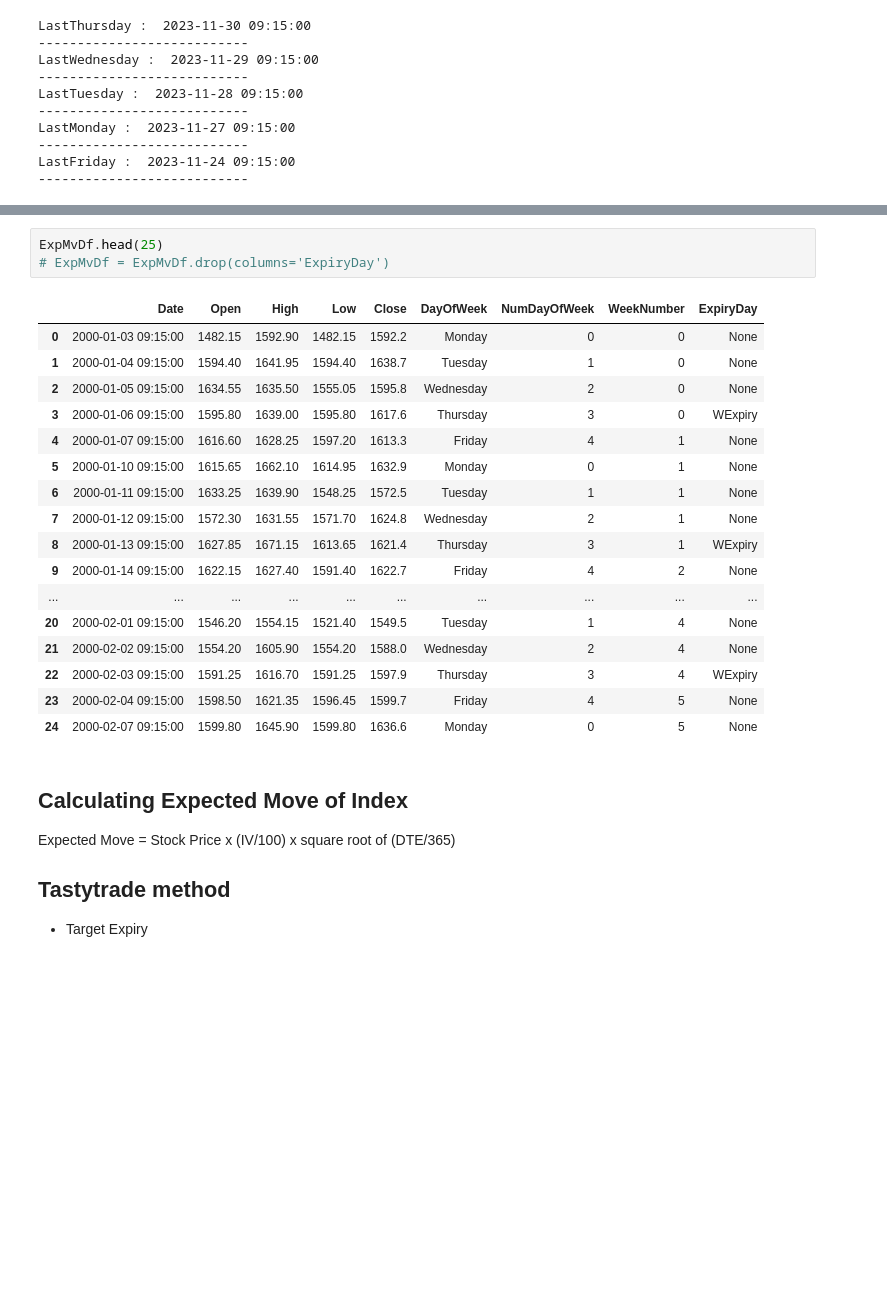
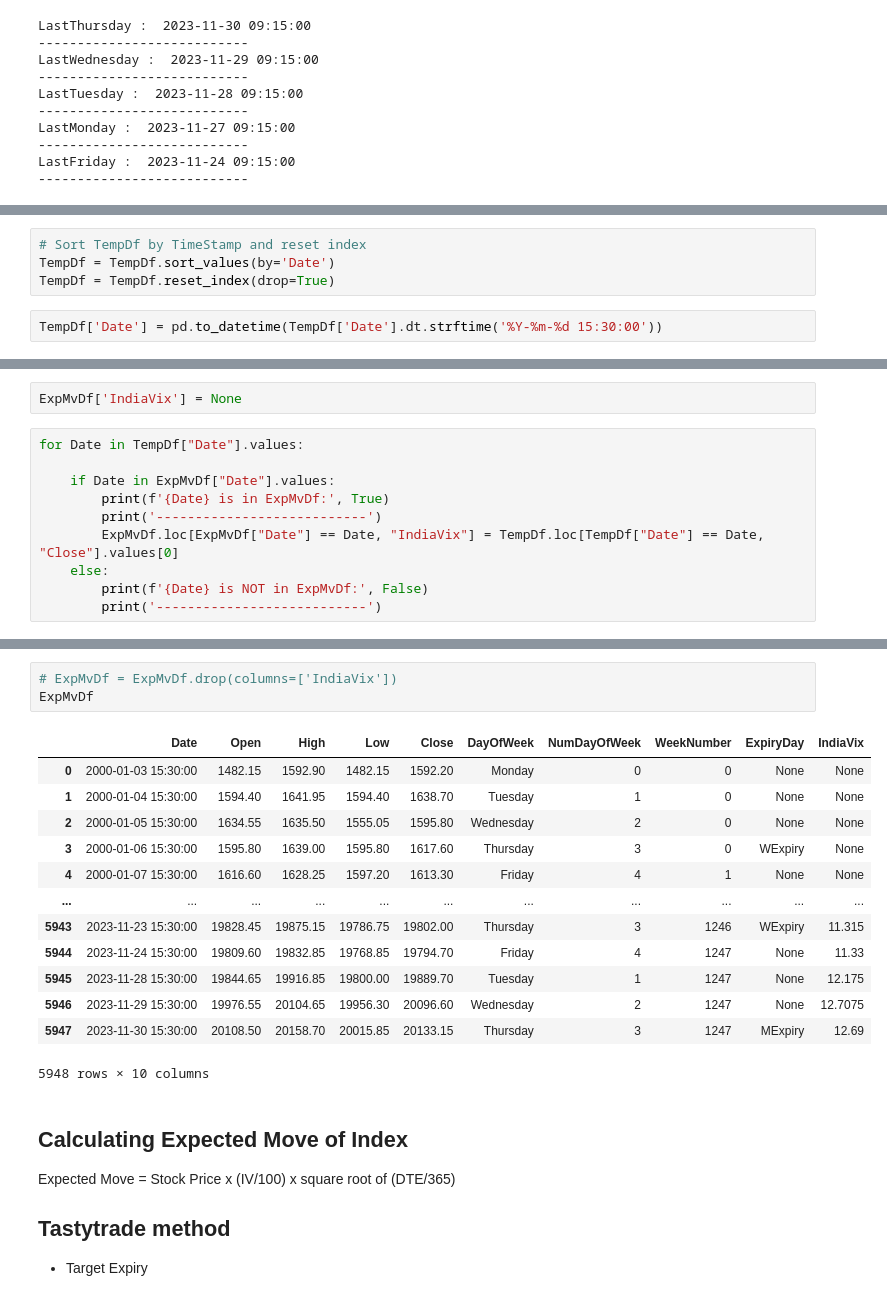
Before and after one commit to shankar58989/NiftyOptionsStrategyExperiment, a Jupyter notebook: notebooks/DataImportNotebook.ipynb, the cells around one changed output, grey strips where cells are left out. Drawn from its saved outputs; the diff is of its cells as text; blank space fills up the shorter version.

Commit message:
Brought in IndiaVix data into ExpMvDf

```diff
--- a/notebooks/DataImportNotebook.ipynb
+++ b/notebooks/DataImportNotebook.ipynb
@@ -941,0 +997,6 @@ ThirdMonday :  2019-03-18 09:15:00
+# %%
+# Sort TempDf by TimeStamp and reset index
+TempDf = TempDf.sort_values(by='Date')
+TempDf = TempDf.reset_index(drop=True)
+# %%
+TempDf['Date'] = pd.to_datetime(TempDf['Date'].dt.strftime('%Y-%m-%d 15:30:00'))
@@ -941,0 +1021,12 @@ ThirdMonday :  2019-03-18 09:15:00
+# %%
+ExpMvDf['IndiaVix'] = None
+# %%
+for Date in TempDf["Date"].values:
+
+    if Date in ExpMvDf["Date"].values:
+        print(f'{Date} is in ExpMvDf:', True)
+        print('---------------------------')
+        ExpMvDf.loc[ExpMvDf["Date"] == Date, "IndiaVix"] = TempDf.loc[TempDf["Date"] == Date, "Close"].values[0]
+    else:
+        print(f'{Date} is NOT in ExpMvDf:', False)
+        print('---------------------------')
@@ -942,24 +1051,20 @@ ThirdMonday :  2019-03-18 09:15:00
 # %%
-ExpMvDf.head(25)
-# ExpMvDf = ExpMvDf.drop(columns='ExpiryDay')
+# ExpMvDf = ExpMvDf.drop(columns=['IndiaVix'])
+ExpMvDf
 # %% [output]
-|  | Date | Open | High | Low | Close | DayOfWeek | NumDayOfWeek | WeekNumber | ExpiryDay |
-| 0 | 2000-01-03 09:15:00 | 1482.15 | 1592.90 | 1482.15 | 1592.2 | Monday | 0 | 0 | None |
-| 1 | 2000-01-04 09:15:00 | 1594.40 | 1641.95 | 1594.40 | 1638.7 | Tuesday | 1 | 0 | None |
-| 2 | 2000-01-05 09:15:00 | 1634.55 | 1635.50 | 1555.05 | 1595.8 | Wednesday | 2 | 0 | None |
-| 3 | 2000-01-06 09:15:00 | 1595.80 | 1639.00 | 1595.80 | 1617.6 | Thursday | 3 | 0 | WExpiry |
-| 4 | 2000-01-07 09:15:00 | 1616.60 | 1628.25 | 1597.20 | 1613.3 | Friday | 4 | 1 | None |
-| 5 | 2000-01-10 09:15:00 | 1615.65 | 1662.10 | 1614.95 | 1632.9 | Monday | 0 | 1 | None |
-| 6 | 2000-01-11 09:15:00 | 1633.25 | 1639.90 | 1548.25 | 1572.5 | Tuesday | 1 | 1 | None |
-| 7 | 2000-01-12 09:15:00 | 1572.30 | 1631.55 | 1571.70 | 1624.8 | Wednesday | 2 | 1 | None |
-| 8 | 2000-01-13 09:15:00 | 1627.85 | 1671.15 | 1613.65 | 1621.4 | Thursday | 3 | 1 | WExpiry |
-| 9 | 2000-01-14 09:15:00 | 1622.15 | 1627.40 | 1591.40 | 1622.7 | Friday | 4 | 2 | None |
-| ... | ... | ... | ... | ... | ... | ... | ... | ... | ... |
-| 20 | 2000-02-01 09:15:00 | 1546.20 | 1554.15 | 1521.40 | 1549.5 | Tuesday | 1 | 4 | None |
-| 21 | 2000-02-02 09:15:00 | 1554.20 | 1605.90 | 1554.20 | 1588.0 | Wednesday | 2 | 4 | None |
-| 22 | 2000-02-03 09:15:00 | 1591.25 | 1616.70 | 1591.25 | 1597.9 | Thursday | 3 | 4 | WExpiry |
-| 23 | 2000-02-04 09:15:00 | 1598.50 | 1621.35 | 1596.45 | 1599.7 | Friday | 4 | 5 | None |
-| 24 | 2000-02-07 09:15:00 | 1599.80 | 1645.90 | 1599.80 | 1636.6 | Monday | 0 | 5 | None |
+|  | Date | Open | High | Low | Close | DayOfWeek | NumDayOfWeek | WeekNumber | ExpiryDay | IndiaVix |
+| 0 | 2000-01-03 15:30:00 | 1482.15 | 1592.90 | 1482.15 | 1592.20 | Monday | 0 | 0 | None | None |
+| 1 | 2000-01-04 15:30:00 | 1594.40 | 1641.95 | 1594.40 | 1638.70 | Tuesday | 1 | 0 | None | None |
+| 2 | 2000-01-05 15:30:00 | 1634.55 | 1635.50 | 1555.05 | 1595.80 | Wednesday | 2 | 0 | None | None |
+| 3 | 2000-01-06 15:30:00 | 1595.80 | 1639.00 | 1595.80 | 1617.60 | Thursday | 3 | 0 | WExpiry | None |
+| 4 | 2000-01-07 15:30:00 | 1616.60 | 1628.25 | 1597.20 | 1613.30 | Friday | 4 | 1 | None | None |
+| ... | ... | ... | ... | ... | ... | ... | ... | ... | ... | ... |
+| 5943 | 2023-11-23 15:30:00 | 19828.45 | 19875.15 | 19786.75 | 19802.00 | Thursday | 3 | 1246 | WExpiry | 11.315 |
+| 5944 | 2023-11-24 15:30:00 | 19809.60 | 19832.85 | 19768.85 | 19794.70 | Friday | 4 | 1247 | None | 11.33 |
+| 5945 | 2023-11-28 15:30:00 | 19844.65 | 19916.85 | 19800.00 | 19889.70 | Tuesday | 1 | 1247 | None | 12.175 |
+| 5946 | 2023-11-29 15:30:00 | 19976.55 | 20104.65 | 19956.30 | 20096.60 | Wednesday | 2 | 1247 | None | 12.7075 |
+| 5947 | 2023-11-30 15:30:00 | 20108.50 | 20158.70 | 20015.85 | 20133.15 | Thursday | 3 | 1247 | MExpiry | 12.69 |
+5948 rows × 10 columns
 # %% [markdown]
 ## Calculating Expected Move of Index
 Expected Move = Stock Price x (IV/100) x square root of (DTE/365)
```
Also changed, not shown: parts of 15 cells of this notebook.
